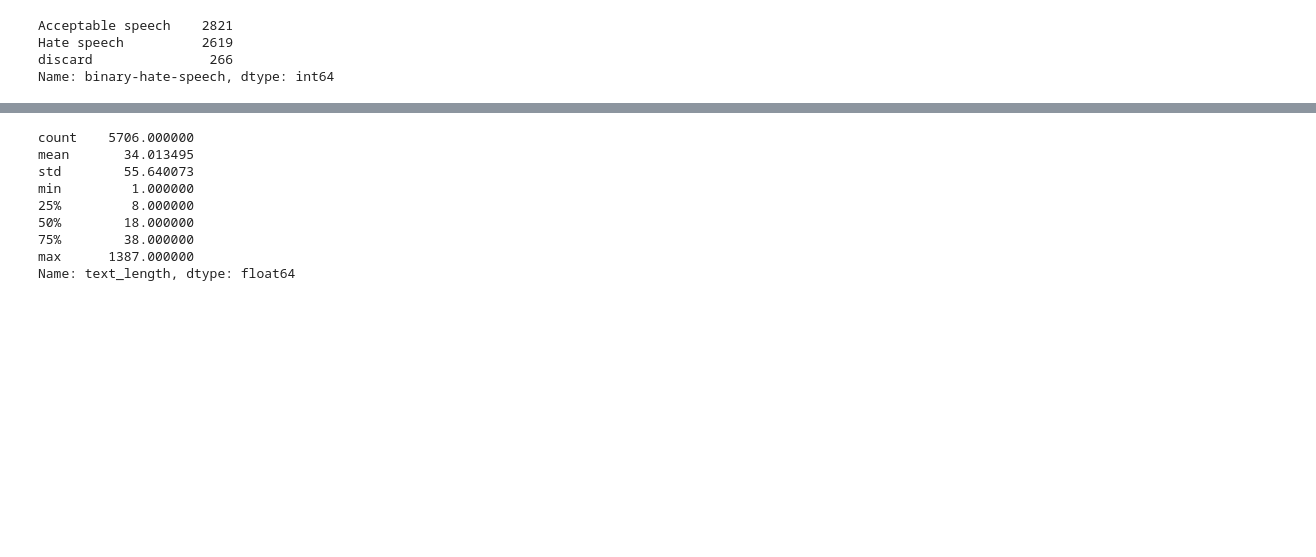
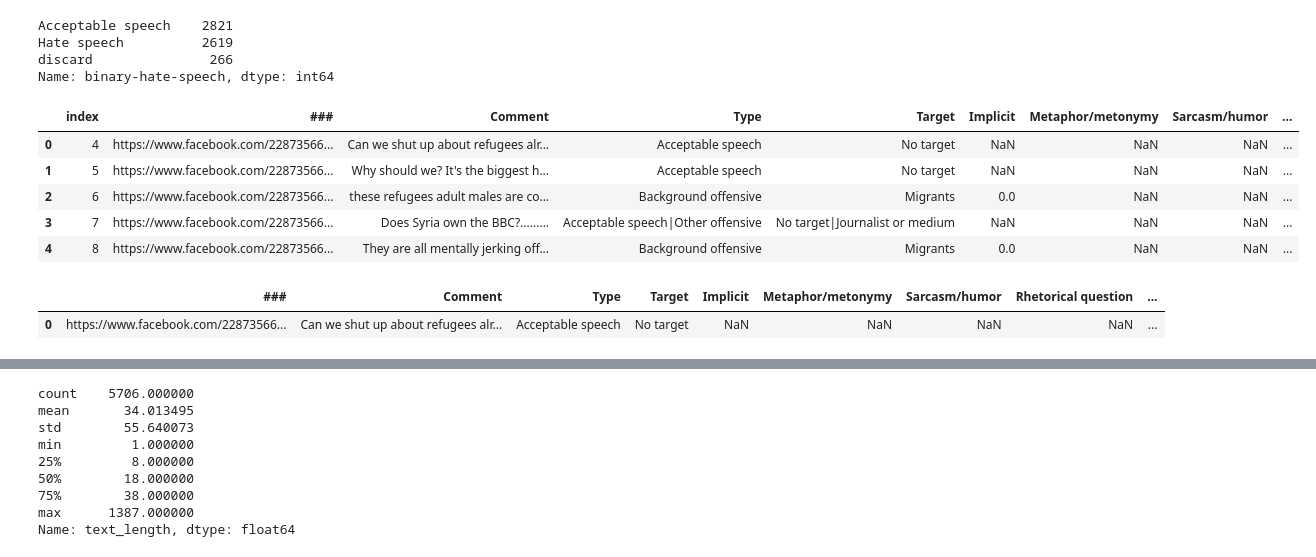
Before and after one commit to TajaKuzman/Hate-Speech-Classification, a Jupyter notebook: 1-Data-Preparation.ipynb, the cells around one changed output, grey strips where cells are left out. Saved outputs shown, nothing was run; the diff lists cells and outputs as text; code cells hidden in the pictures; blank space fills up the shorter version.

```diff
--- a/1-Data-Preparation.ipynb
+++ b/1-Data-Preparation.ipynb
@@ -254,5 +254,23 @@ Acceptable speech    2821
 Hate speech          2619
 discard               266
 Name: binary-hate-speech, dtype: int64
+# %%
+# Before we create additional dataframes for specific experiments and save this one, restart the index.
+sheet.reset_index(inplace=True)
+sheet.head()
+# %% [output]
+|  | index | ### | Comment | Type | Target | Implicit | Metaphor/metonymy | Sarcasm/humor | ... |
+| 0 | 4 | https://www.facebook.com/22873566... | Can we shut up about refugees alr... | Acceptable speech | No target | NaN | NaN | NaN | ... |
+| 1 | 5 | https://www.facebook.com/22873566... | Why should we? It's the biggest h... | Acceptable speech | No target | NaN | NaN | NaN | ... |
+| 2 | 6 | https://www.facebook.com/22873566... | these refugees adult males are co... | Background offensive | Migrants | 0.0 | NaN | NaN | ... |
+| 3 | 7 | https://www.facebook.com/22873566... | Does Syria own the BBC?......... | Acceptable speech|Other offensive | No target|Journalist or medium | NaN | NaN | NaN | ... |
+| 4 | 8 | https://www.facebook.com/22873566... | They are all mentally jerking off... | Background offensive | Migrants | 0.0 | NaN | NaN | ... |
+# %%
+# Delete the additional column that was created
+sheet = sheet.drop(columns="index")
+sheet.head(1)
+# %% [output]
+|  | ### | Comment | Type | Target | Implicit | Metaphor/metonymy | Sarcasm/humor | Rhetorical question | ... |
+| 0 | https://www.facebook.com/22873566... | Can we shut up about refugees alr... | Acceptable speech | No target | NaN | NaN | NaN | NaN | ... |
 # %%
 # Save the analyzed dataframe for further use
```
Also changed, not shown: parts of 8 cells of this notebook, 4 other files.
